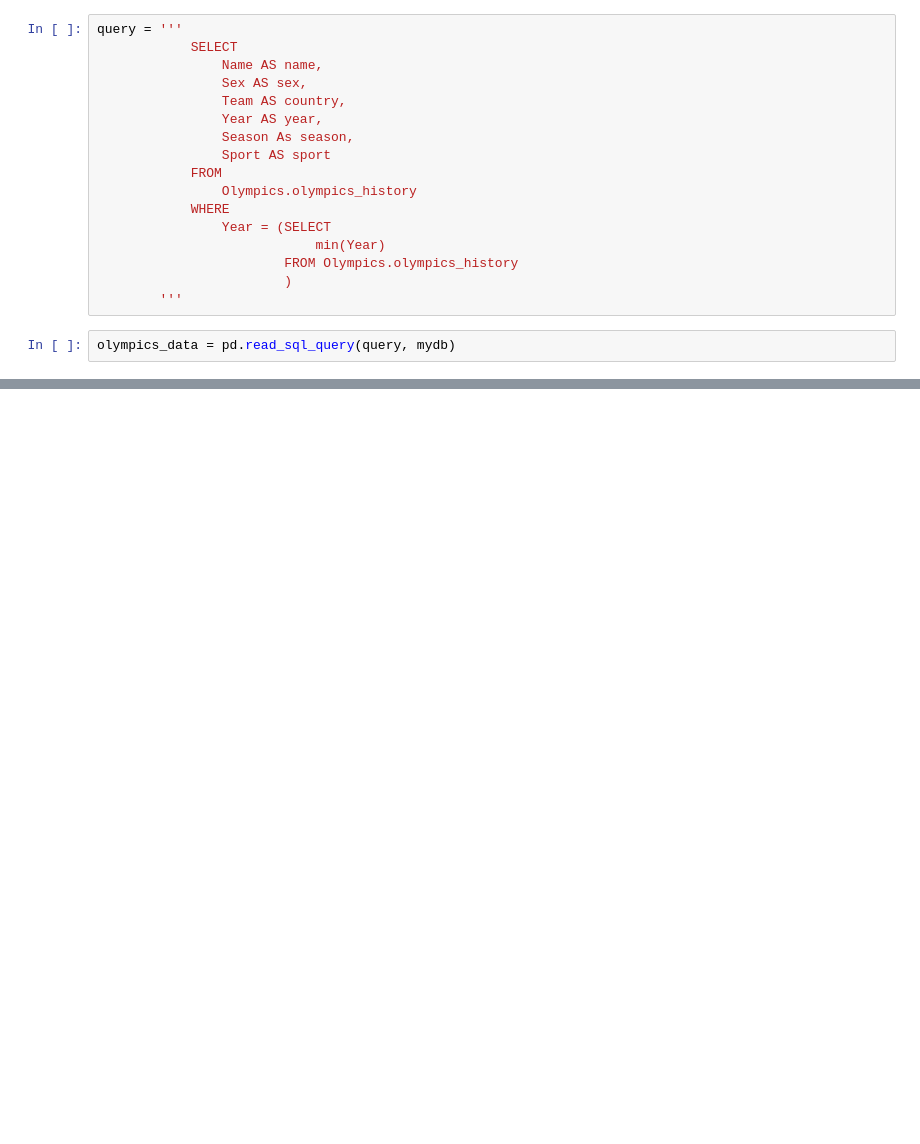
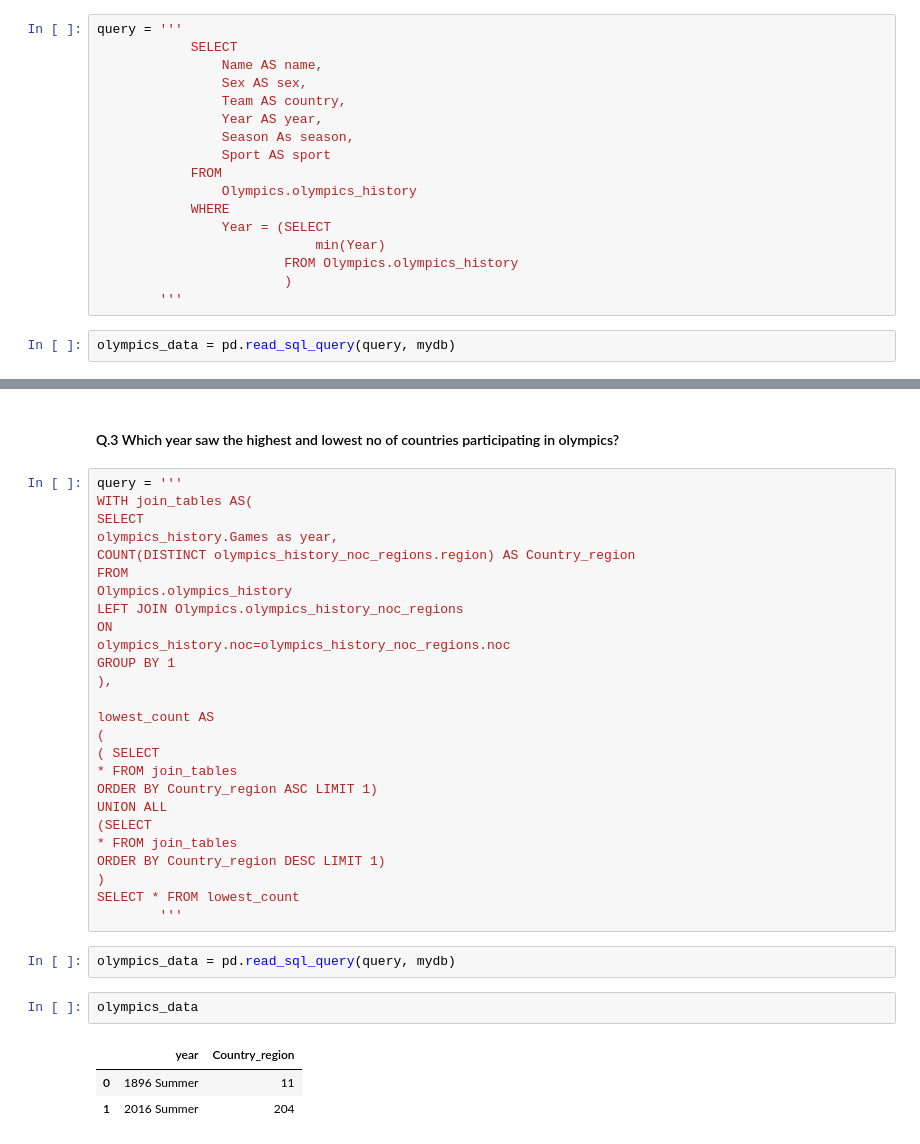
Before and after one commit to kirandhasade/Olympics_Sql_Project, a Jupyter notebook: Olympics.ipynb, the cells around one changed output, grey strips where cells are left out. Drawn from its saved outputs; the diff is of its cells as text; blank space fills up the shorter version.

```diff
--- a/Olympics.ipynb
+++ b/Olympics.ipynb
@@ -277,0 +332,36 @@ plt.xticks(rotation = 40,fontsize=20)
+# %% [markdown]
+#### Q.3 Which year saw the highest and lowest no of countries participating in olympics?
+# %%
+query = '''
+WITH join_tables AS(
+SELECT
+olympics_history.Games as year,
+COUNT(DISTINCT olympics_history_noc_regions.region) AS Country_region
+FROM
+Olympics.olympics_history
+LEFT JOIN Olympics.olympics_history_noc_regions
+ON
+olympics_history.noc=olympics_history_noc_regions.noc
+GROUP BY 1
+),
+
+lowest_count AS
+(
+( SELECT
+* FROM join_tables
+ORDER BY Country_region ASC LIMIT 1)
+UNION ALL
+(SELECT
+* FROM join_tables
+ORDER BY Country_region DESC LIMIT 1)
+)
+SELECT * FROM lowest_count
+        '''
+# %%
+olympics_data = pd.read_sql_query(query, mydb)
+# %%
+olympics_data
+# %% [output]
+|  | year | Country_region |
+| 0 | 1896 Summer | 11 |
+| 1 | 2016 Summer | 204 |
```
Also changed, not shown: parts of 12 cells of this notebook.
